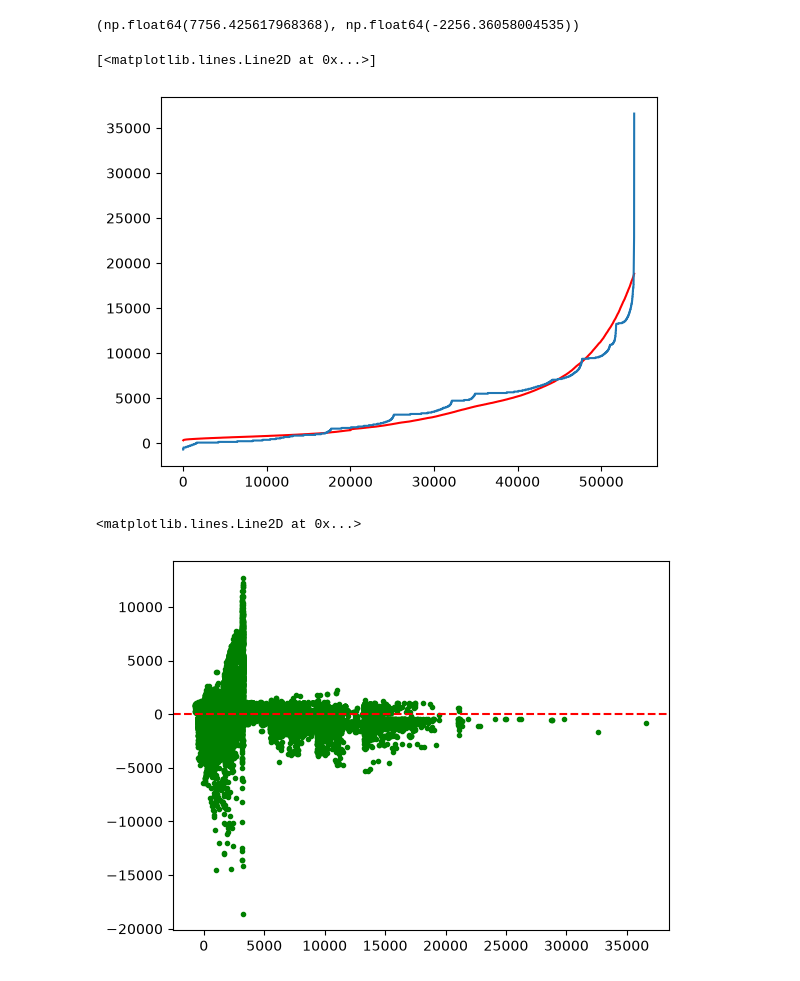
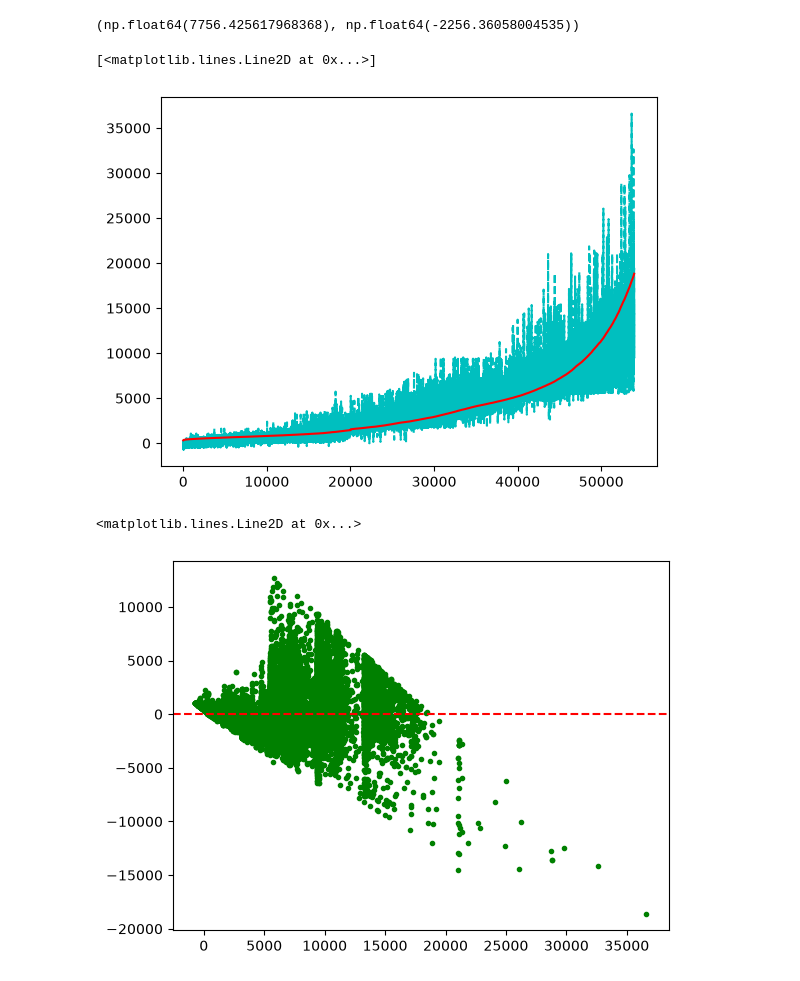
Before and after one commit to heavyrainseo/deeplearning, a Jupyter notebook: test.ipynb, the cells around one changed output. Drawn from its saved outputs; the diff is of its cells as text; code cells hidden in the pictures.

```diff
--- a/test.ipynb
+++ b/test.ipynb
@@ -39,9 +39,9 @@ duckdb.sql("describe select * from dm").show()
 └─────────────┴──────────────────────────────────────────────────────────────┴─────────┴─────────┴─────────┴─────────┘
   10 rows                                                                                                  6 columns
 # %%
-df = duckdb.sql("select price from dm").df()
-df = df.sort_values('price')
-plt.plot(list(range(len(df))),(df), 'r-')
+df = duckdb.sql("select carat, price from dm").df()
+df_copy = df.sort_values('price').copy()
+plt.plot(range(len(df_copy)), df_copy.price, 'r-')
 # %% [output]
 [<matplotlib.lines.Line2D at 0x...>]
 [figure]
@@ -57,23 +57,22 @@ dm.corr(numeric_only=True)
 | y | 0.951722 | -0.029341 | 0.183760 | 0.865421 | 0.974701 | 1.000000 | 0.952006 |
 | z | 0.953387 | 0.094924 | 0.150929 | 0.861249 | 0.970772 | 0.952006 | 1.000000 |
 # %%
-c = dm[['carat', 'price']]
-a = c.corr().iloc[1,0] * c['price'].std()/c['carat'].std()
-b = c['price'].mean() - a * c['carat'].mean()
+a = df.corr().iloc[1,0] * df['price'].std()/df['carat'].std()
+b = df['price'].mean() - a * df['carat'].mean()
 a, b
 # %% [output]
 (np.float64(7756.425617968368), np.float64(-2256.36058004535))
 # %%
-pred = a*c.sort_values('carat').carat + b
-res = df - pred
-plt.plot(list(range(len(df))),(df), 'r-')
-plt.plot(list(range(len(df))), pred)
+df['pred'] = a*df.carat + b
+
+plt.plot(list(range(len(df))), df.sort_values('price').pred, 'c--')
+plt.plot(list(range(len(df))),df.sort_values('price').price, 'r-')
 # %% [output]
 [<matplotlib.lines.Line2D at 0x...>]
-[figure, old version]
+[figure, new version]
 # %%
-plt.plot(pred, df.price - pred, 'g.')
+plt.plot(df.pred, df.price - df.pred, 'g.')
 plt.axhline(0, color='red', linestyle='--')
 # %% [output]
 <matplotlib.lines.Line2D at 0x...>
-[figure, old version]
+[figure, new version]
```
